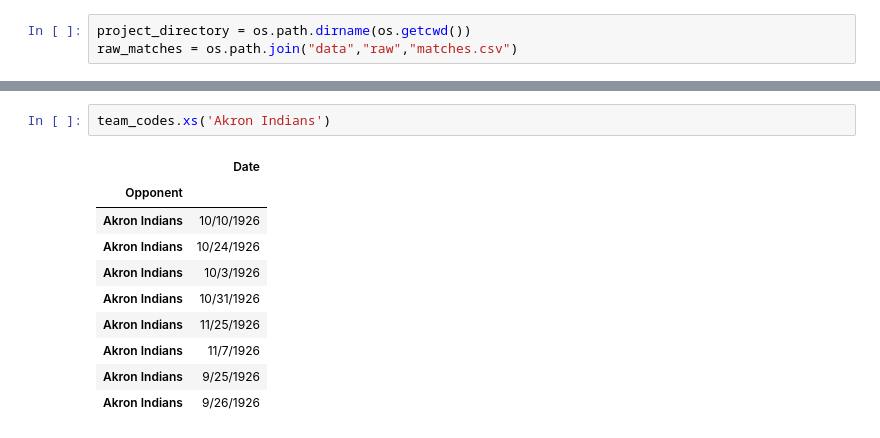
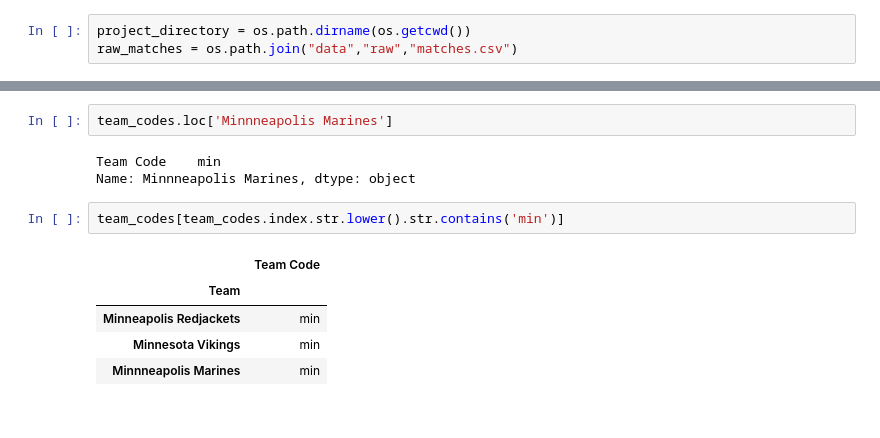
Before and after one commit to Eric-w-H/ORIE4741_Project, a Jupyter notebook: models/last-five-model.ipynb, the cells around one changed output, grey strips where cells are left out. Drawn from its saved outputs; the diff is of its cells as text.

```diff
--- a/models/last-five-model.ipynb
+++ b/models/last-five-model.ipynb
@@ -85,13 +92,13 @@ team_codes
-# %%
-team_codes.xs('Akron Indians')
-# %% [output]
-|  | Date |
-| Opponent |  |
-| Akron Indians | 10/10/1926 |
-| Akron Indians | 10/24/1926 |
-| Akron Indians | 10/3/1926 |
-| Akron Indians | 10/31/1926 |
-| Akron Indians | 11/25/1926 |
-| Akron Indians | 11/7/1926 |
-| Akron Indians | 9/25/1926 |
-| Akron Indians | 9/26/1926 |
+# %%
+team_codes.loc['Minnneapolis Marines']
+# %% [output]
+Team Code    min
+Name: Minnneapolis Marines, dtype: object
+# %%
+team_codes[team_codes.index.str.lower().str.contains('min')]
+# %% [output]
+|  | Team Code |
+| Team |  |
+| Minneapolis Redjackets | min |
+| Minnesota Vikings | min |
+| Minnneapolis Marines | min |
```
Also changed, not shown: parts of 8 cells of this notebook, 1 other file.
